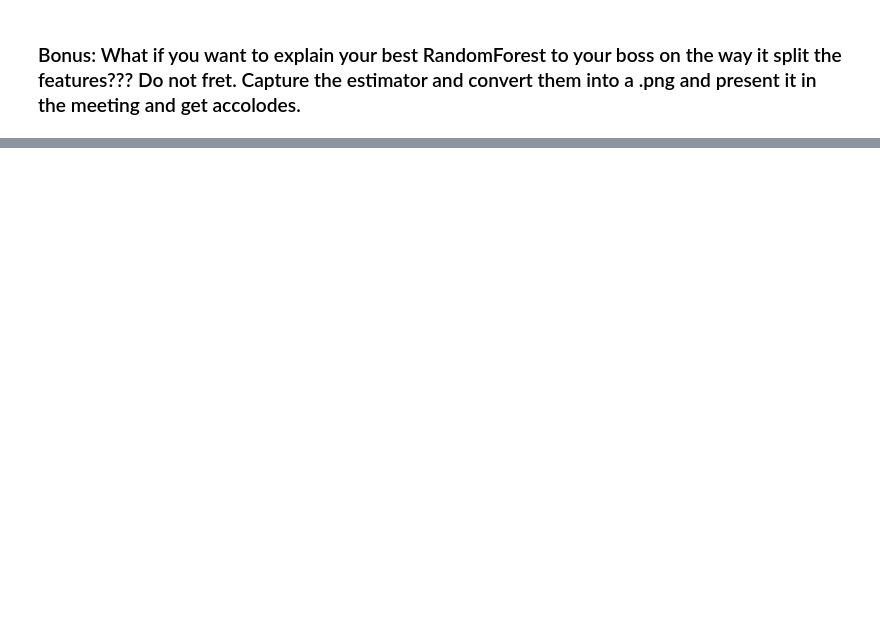
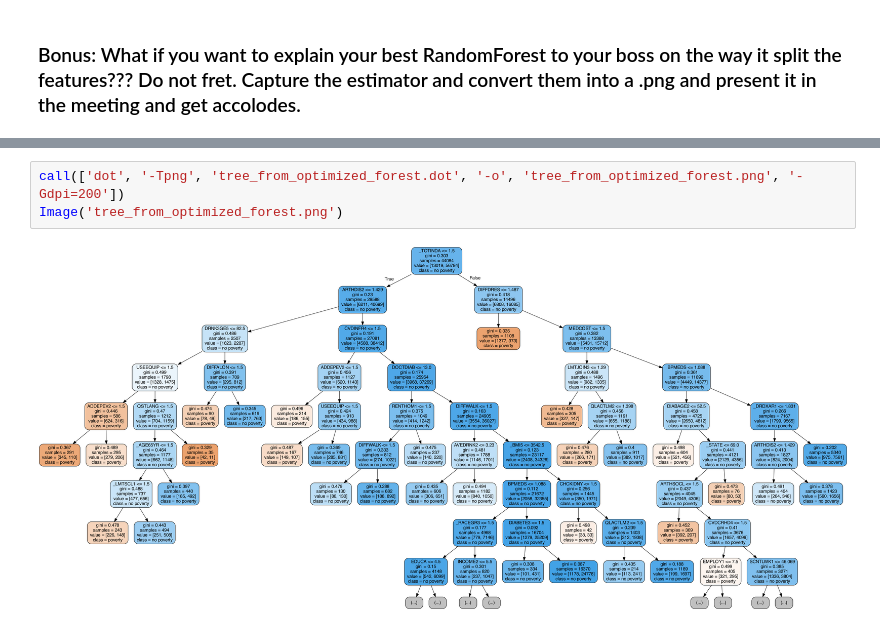
Before and after one commit to sepidfs/Best-Random-Forests-, a Jupyter notebook: Best_Random_Forests.ipynb, the cells around one changed output, grey strips where cells are left out. Cells and saved outputs as stored; diff of their text form; blank space fills up the shorter version.

```diff
--- a/Best_Random_Forests.ipynb
+++ b/Best_Random_Forests.ipynb
@@ -619,0 +466,5 @@ Image(filename="random_forest_tree.png")
+# %%
+call(['dot', '-Tpng', 'tree_from_optimized_forest.dot', '-o', 'tree_from_optimized_forest.png', '-Gdpi=200'])
+Image('tree_from_optimized_forest.png')
+# %% [output]
+[figure, added]
```
Also changed, not shown: parts of 54 cells of this notebook.
